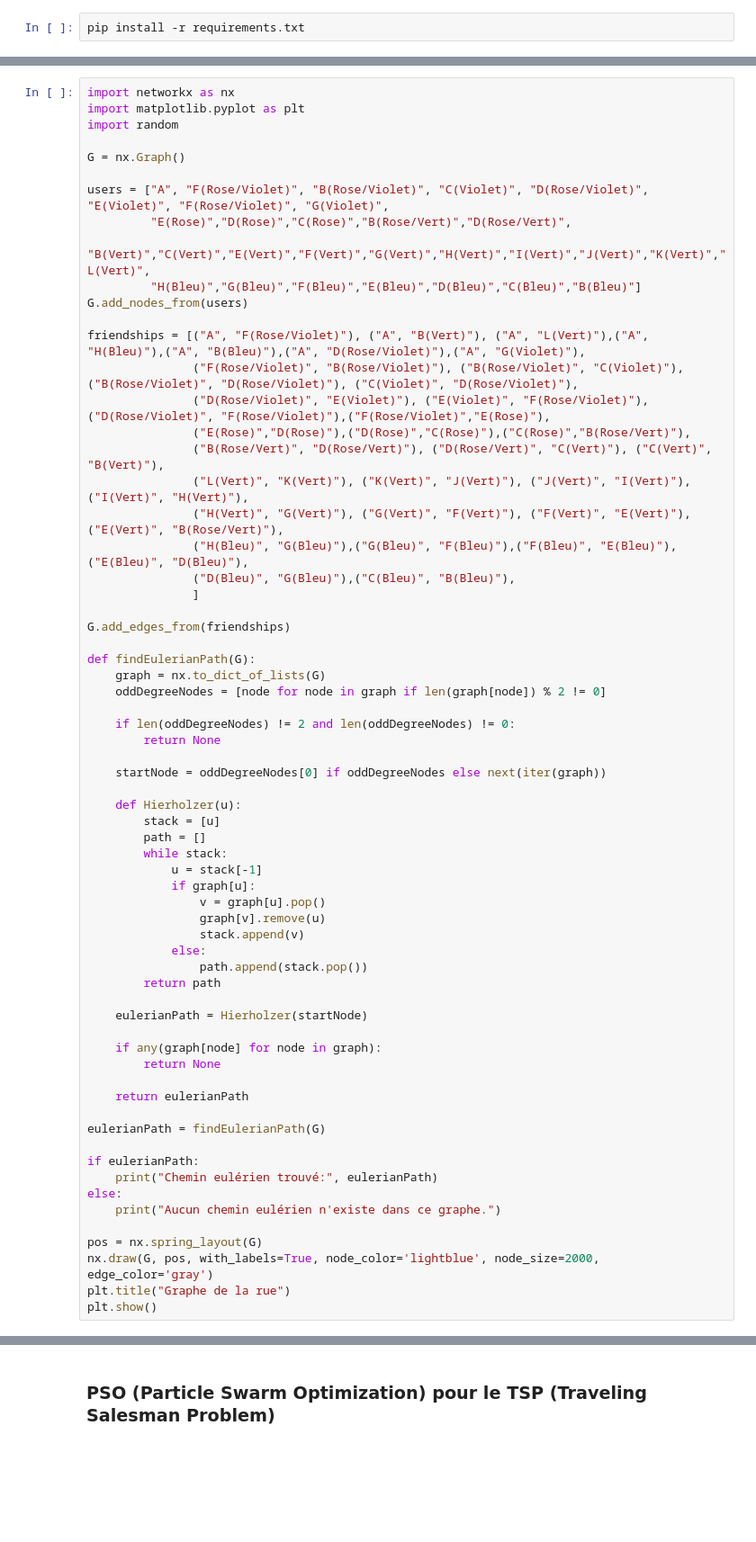
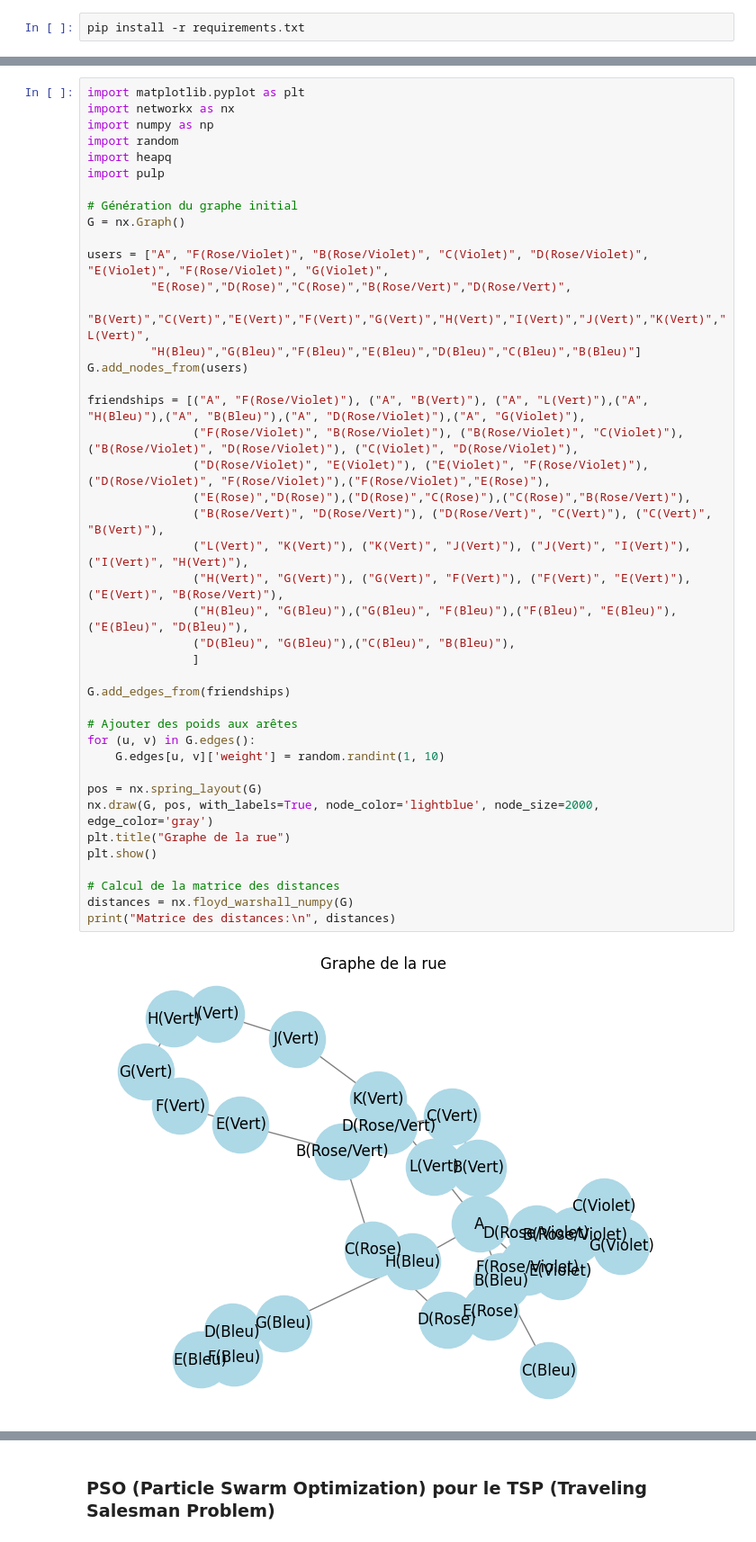
Before and after one commit to AirG213/Projet-Recherche-Operationnelle, a Jupyter notebook: Livrable2.ipynb, the cells around one changed output, grey strips where cells are left out. Shown: that part at 90% size. Saved outputs shown, nothing was run; the diff lists cells and outputs as text; blank space fills up the shorter version.

Commit message:
🚀 Upgrade Visualisation + Test

```diff
--- a/Livrable2.ipynb
+++ b/Livrable2.ipynb
@@ -97,67 +97,44 @@ pip install -r requirements.txt
 # %%
+import matplotlib.pyplot as plt
 import networkx as nx
-import matplotlib.pyplot as plt
+import numpy as np
 import random
+import heapq
+import pulp
 
+# Génération du graphe initial
 G = nx.Graph()
 
 users = ["A", "F(Rose/Violet)", "B(Rose/Violet)", "C(Violet)", "D(Rose/Violet)", "E(Violet)", "F(Rose/Violet)", "G(Violet)",
          "E(Rose)","D(Rose)","C(Rose)","B(Rose/Vert)","D(Rose/Vert)",
          "B(Vert)","C(Vert)","E(Vert)","F(Vert)","G(Vert)","H(Vert)","I(Vert)","J(Vert)","K(Vert)","L(Vert)",
          "H(Bleu)","G(Bleu)","F(Bleu)","E(Bleu)","D(Bleu)","C(Bleu)","B(Bleu)"]
 G.add_nodes_from(users)
 
 friendships = [("A", "F(Rose/Violet)"), ("A", "B(Vert)"), ("A", "L(Vert)"),("A", "H(Bleu)"),("A", "B(Bleu)"),("A", "D(Rose/Violet)"),("A", "G(Violet)"),
                ("F(Rose/Violet)", "B(Rose/Violet)"), ("B(Rose/Violet)", "C(Violet)"), ("B(Rose/Violet)", "D(Rose/Violet)"), ("C(Violet)", "D(Rose/Violet)"),
                ("D(Rose/Violet)", "E(Violet)"), ("E(Violet)", "F(Rose/Violet)"),("D(Rose/Violet)", "F(Rose/Violet)"),("F(Rose/Violet)","E(Rose)"),
                ("E(Rose)","D(Rose)"),("D(Rose)","C(Rose)"),("C(Rose)","B(Rose/Vert)"),
                ("B(Rose/Vert)", "D(Rose/Vert)"), ("D(Rose/Vert)", "C(Vert)"), ("C(Vert)", "B(Vert)"),
                ("L(Vert)", "K(Vert)"), ("K(Vert)", "J(Vert)"), ("J(Vert)", "I(Vert)"), ("I(Vert)", "H(Vert)"),
                ("H(Vert)", "G(Vert)"), ("G(Vert)", "F(Vert)"), ("F(Vert)", "E(Vert)"), ("E(Vert)", "B(Rose/Vert)"),
                ("H(Bleu)", "G(Bleu)"),("G(Bleu)", "F(Bleu)"),("F(Bleu)", "E(Bleu)"),("E(Bleu)", "D(Bleu)"),
                ("D(Bleu)", "G(Bleu)"),("C(Bleu)", "B(Bleu)"),
                ]
 
 G.add_edges_from(friendships)
 
-def findEulerianPath(G):
-    graph = nx.to_dict_of_lists(G)
-    oddDegreeNodes = [node for node in graph if len(graph[node]) % 2 != 0]
-
-    if len(oddDegreeNodes) != 2 and len(oddDegreeNodes) != 0:
-        return None
-
-    startNode = oddDegreeNodes[0] if oddDegreeNodes else next(iter(graph))
-
-    def Hierholzer(u):
-        stack = [u]
-        path = []
-        while stack:
-            u = stack[-1]
-            if graph[u]:
-                v = graph[u].pop()
-                graph[v].remove(u)
-                stack.append(v)
-            else:
-                path.append(stack.pop())
-        return path
-
-    eulerianPath = Hierholzer(startNode)
-
-    if any(graph[node] for node in graph):
-        return None
-
-    return eulerianPath
-
-eulerianPath = findEulerianPath(G)
-
-if eulerianPath:
-    print("Chemin eulérien trouvé:", eulerianPath)
-else:
-    print("Aucun chemin eulérien n'existe dans ce graphe.")
+# Ajouter des poids aux arêtes
+for (u, v) in G.edges():
+    G.edges[u, v]['weight'] = random.randint(1, 10)
 
 pos = nx.spring_layout(G)
 nx.draw(G, pos, with_labels=True, node_color='lightblue', node_size=2000, edge_color='gray')
 plt.title("Graphe de la rue")
 plt.show()
+
+# Calcul de la matrice des distances
+distances = nx.floyd_warshall_numpy(G)
+print("Matrice des distances:\n", distances)
 # %% [output]
+[figure, new version]
```
Also changed, not shown: parts of 19 cells of this notebook.
